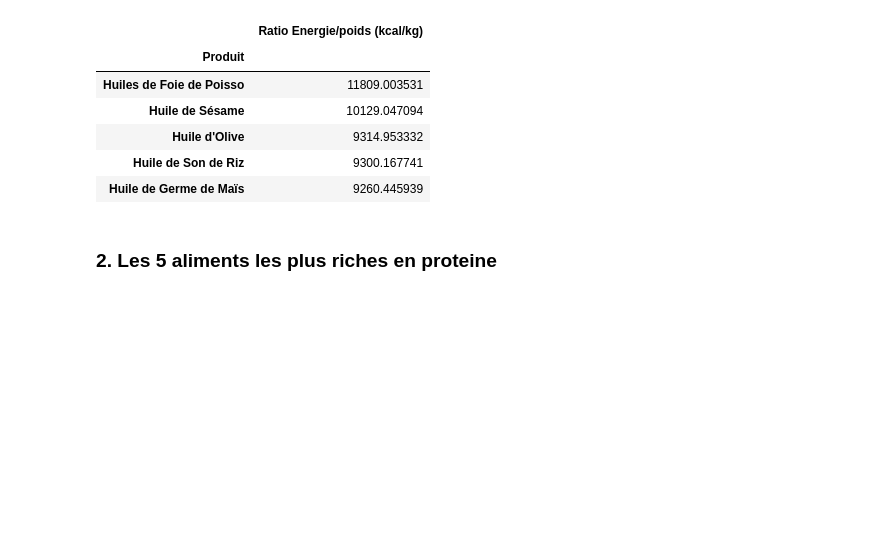
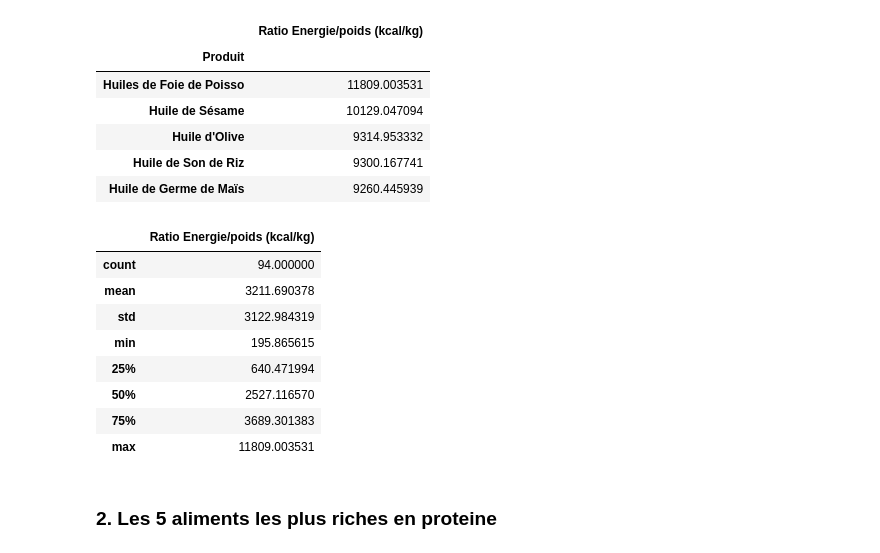
Before and after one commit to boublenza/Formation_OC, a Jupyter notebook: Projet3.ipynb, the cells around one changed output. Drawn from its saved outputs; the diff is of its cells as text; code cells hidden in the pictures; blank space fills up the shorter version.

```diff
--- a/Projet3.ipynb
+++ b/Projet3.ipynb
@@ -399,6 +404,18 @@ df_moyenne_rapport_calorique.head(5)
 | Huile d'Olive | 9314.953332 |
 | Huile de Son de Riz | 9300.167741 |
 | Huile de Germe de Maïs | 9260.445939 |
+# %%
+df_moyenne_rapport_calorique.describe()
+# %% [output]
+|  | Ratio Energie/poids (kcal/kg) |
+| count | 94.000000 |
+| mean | 3211.690378 |
+| std | 3122.984319 |
+| min | 195.865615 |
+| 25% | 640.471994 |
+| 50% | 2527.116570 |
+| 75% | 3689.301383 |
+| max | 11809.003531 |
 # %% [markdown]
  ### 2. Les 5 aliments les plus riches en proteine
 # %% [markdown]
```
Also changed, not shown: parts of 20 cells of this notebook.
